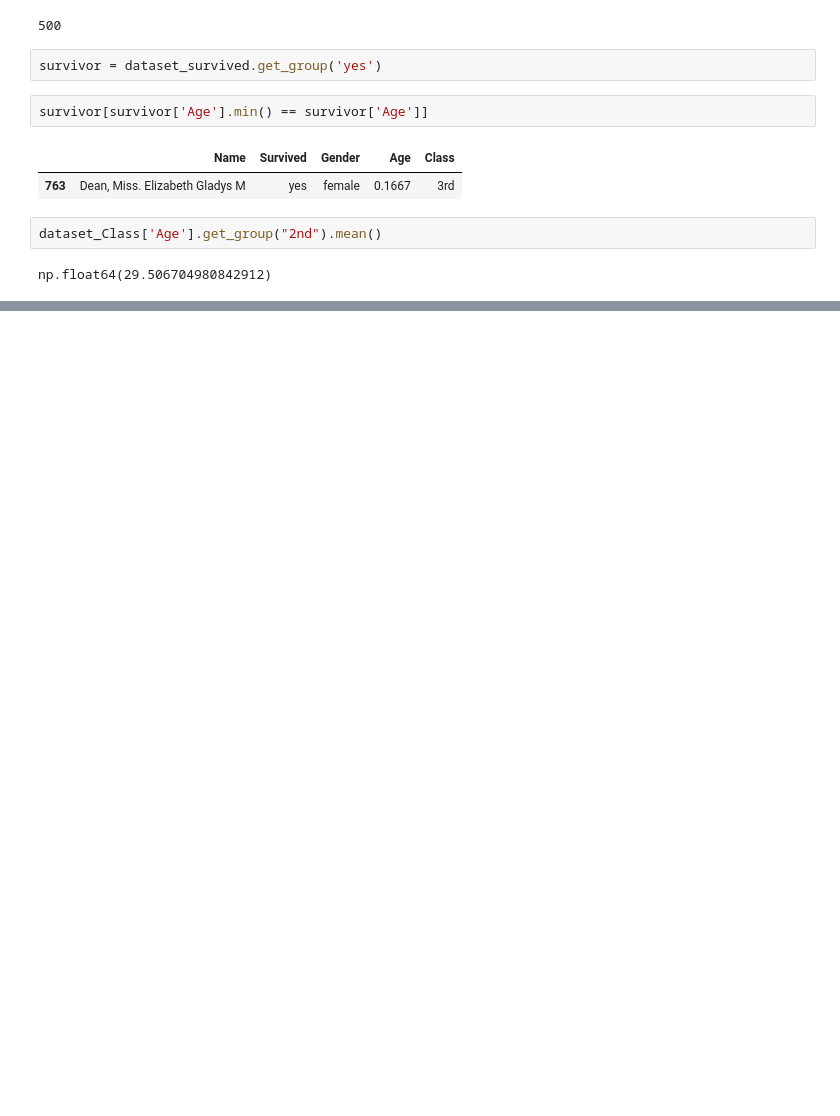
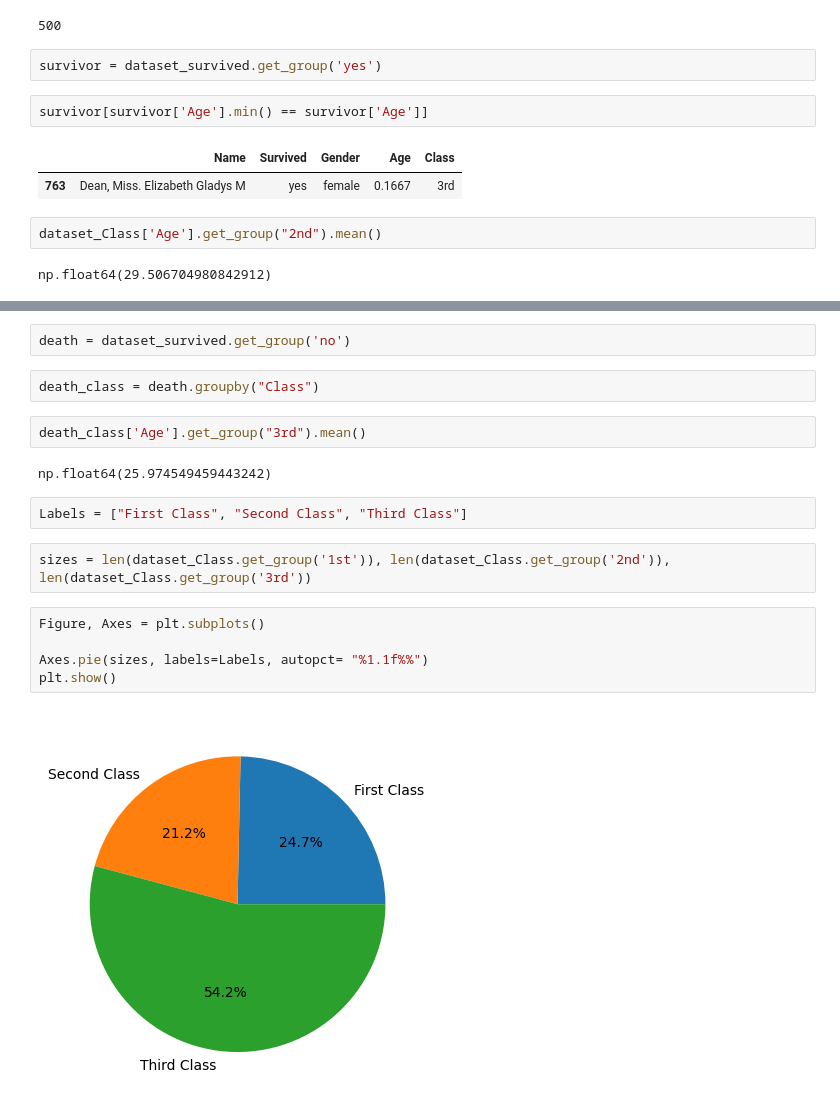
Before and after one commit to NT3RN/TitanicProjectDataScience, a Jupyter notebook: titanicProject.ipynb, the cells around one changed output, grey strips where cells are left out. Cells and saved outputs as stored; diff of their text form; blank space fills up the shorter version.

```diff
--- a/titanicProject.ipynb
+++ b/titanicProject.ipynb
@@ -137,0 +144,19 @@ np.float64(29.506704980842912)
+# %%
+death = dataset_survived.get_group('no')
+# %%
+death_class = death.groupby("Class")
+# %%
+death_class['Age'].get_group("3rd").mean()
+# %% [output]
+np.float64(25.974549459443242)
+# %%
+Labels = ["First Class", "Second Class", "Third Class"]
+# %%
+sizes = len(dataset_Class.get_group('1st')), len(dataset_Class.get_group('2nd')), len(dataset_Class.get_group('3rd'))
+# %%
+Figure, Axes = plt.subplots()
+
+Axes.pie(sizes, labels=Labels, autopct= "%1.1f%%")
+plt.show()
+# %% [output]
+[figure, added]
```
Also changed, not shown: parts of 3 cells of this notebook, 2 other files.
